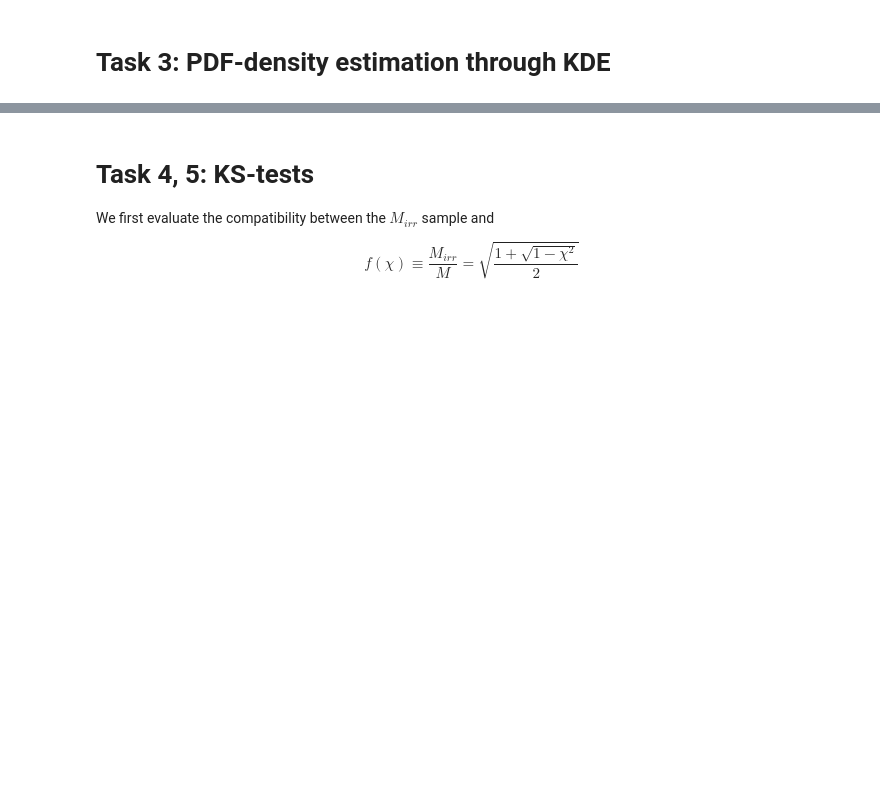
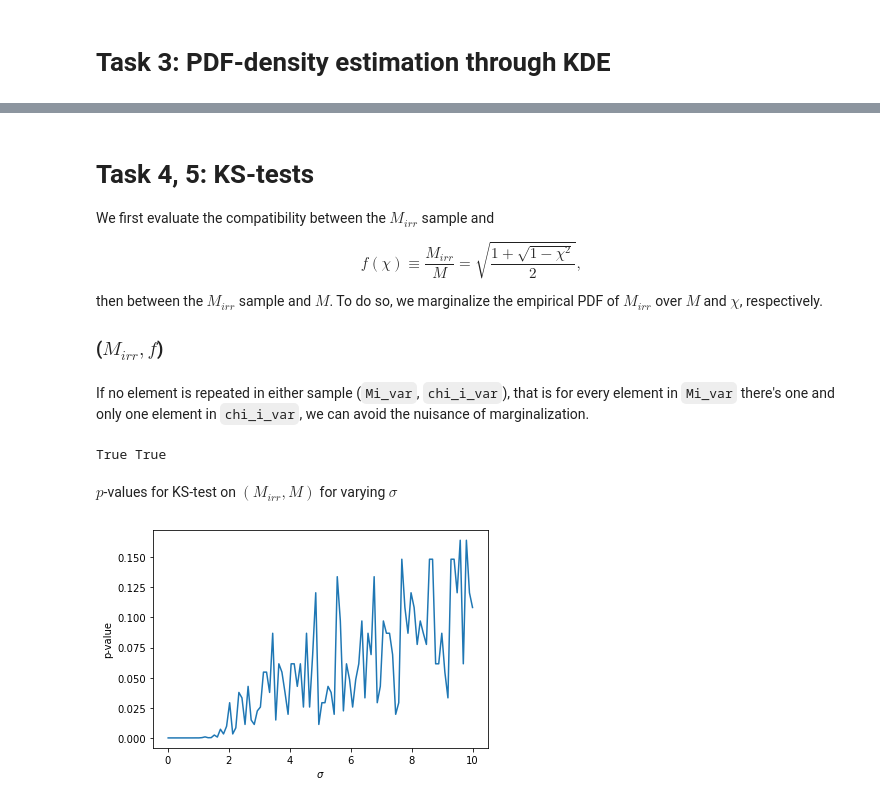
Before and after one commit to SimoneAbeni/astrostatistics_bicocca_2026, a Jupyter notebook: working/Lecture07/The irreducible mass of black holes.ipynb, the cells around one changed output, grey strips where cells are left out. Drawn from its saved outputs; the diff is of its cells as text; code cells hidden in the pictures; blank space fills up the shorter version.

Commit message:
Notebook almost completed: added KS-test; fix KS-test on (M_irr,f(\chi)) for small σ

```diff
--- a/working/Lecture07/The irreducible mass of black holes.ipynb
+++ b/working/Lecture07/The irreducible mass of black holes.ipynb
@@ -66,4 +66,21 @@ plt.show()
 
 We first evaluate the compatibility between the $M_{irr}$ sample and
 
-$$f(\chi) \equiv \frac{M_{irr}}{M} = \sqrt{\frac{1+\sqrt{1-\chi^2}}{2}}$$
+$$f(\chi) \equiv \frac{M_{irr}}{M} = \sqrt{\frac{1+\sqrt{1-\chi^2}}{2}},$$
+
+then between the $M_{irr}$ sample and $M$. To do so, we marginalize the empirical PDF of $M_{irr}$ over $M$ and $\chi$, respectively.
+
+### ($M_{irr},f$)
+# %%
+#fill a (M,N)-array, where M is the number of σs and each row contains an N-size sample of M_irr for a given σ
+M = 100
+sigma = sigma_0 * np.linspace(1, 500, M)
+Mi_var = np.array([stats.norm.rvs(loc=mu, scale=s, size=N) for s in sigma])
+chi_i_var = np.reshape((np.repeat(chi_i,M)),(M,N))
+# %% [markdown]
+If no element is repeated in either sample (`Mi_var`, `chi_i_var`), that is for every element in `Mi_var` there's one and only one element in `chi_i_var`, we can avoid the nuisance of marginalization.
+# %%
+#check that no element is repeated in either sample
+print(np.unique(Mi_var).size==Mi_var.size,np.unique(chi_i).size==chi_i.size)
+# %% [output]
+True True
@@ -69,0 +91,13 @@ $$f(\chi) \equiv \frac{M_{irr}}{M} = \sqrt{\frac{1+\sqrt{1-\chi^2}}{2}}$$
+# %%
+points_var = np.array([np.stack((mi,chi_i),axis=-1) for mi in Mi_var])
+Mirr_i_var = np.array([irr(p) for p in points_var])
+# %% [markdown]
+$p$-values for KS-test on $(M_{irr},M)$ for varying $\sigma$
+# %%
+p_value_M = np.array([stats.ks_2samp(m,p[:,0])[1] for m,p in zip(Mirr_i_var,points_var)])
+plt.plot(sigma, p_value_M);
+plt.xlabel('$\sigma$')
+plt.ylabel('p-value')
+plt.show()
+# %% [output]
+[figure, added]
```
Also changed, not shown: parts of 6 cells of this notebook.
